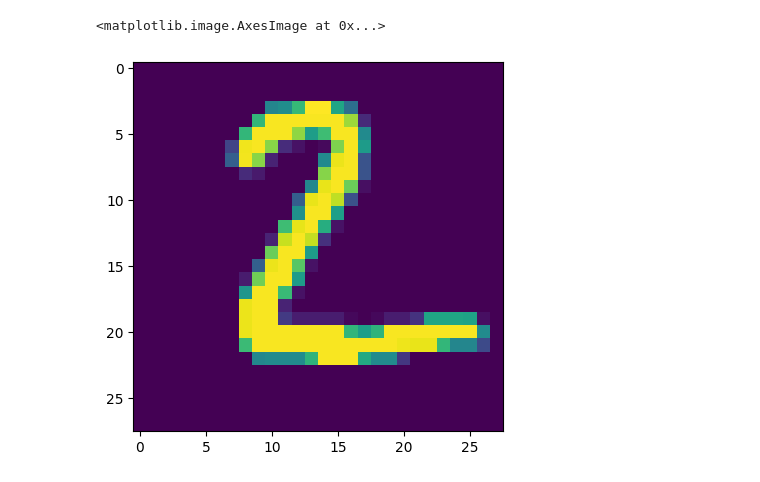
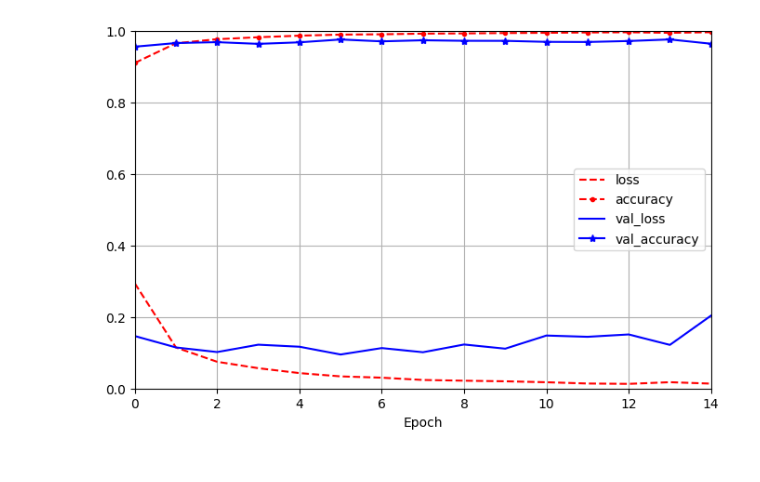
Before and after one commit to Hrygt/SmartThingsPublic, a Jupyter notebook: Digit_Recognizer_Module_7.ipynb, the cells around one changed output. Cells and saved outputs as stored; diff of their text form; code cells hidden in the pictures.

```diff
--- a/Digit_Recognizer_Module_7.ipynb
+++ b/Digit_Recognizer_Module_7.ipynb
@@ -31,9 +43,12 @@ X_test = X_test/255
 # %%
-model = Sequential()
-model.add(Flatten(input_shape=(28,28)))
-model.add(Dense(128, activation='relu'))
-model.add(Dense(32, activation='relu'))
-model.add(Dense(10, activation='softmax'))
+# Build the model
+model = Sequential([
+    Flatten(input_shape=(28, 28)),
+    Dense(256, activation='relu'),
+    Dense(64, activation='relu'),
+    Dense(32, activation='relu'),
+    Dense(10, activation='softmax')
+])
 # %%
 model.summary()
 # %% [output]
@@ -55,7 +72,9 @@ Trainable params: 104938 (409.91 KB)
 Non-trainable params: 0 (0.00 Byte)
 _________________________________________________________________
 # %%
-model.compile(loss='sparse_categorical_crossentropy', optimizer='adam', metrics=['accuracy'])
+# Compile the model
+model.compile(loss='sparse_categorical_crossentropy', optimizer='Adam', metrics=['accuracy'])
 # %%
-history = model.fit(X_train, y_train, epochs=30, validation_split=0.2)
+# Fit the model
+history = model.fit(X_train, y_train, epochs=15, validation_split=0.2)
 # %% [output]
@@ -118,5 +127,10 @@ plt.plot(history.history['val_accuracy'])
-# %%
-plt.imshow(X_test[1])
-# %% [output]
-<matplotlib.image.AxesImage at 0x...>
-[figure, removed]
+# %%
+import matplotlib.pyplot as plt
+import pandas as pd
+
+pd.DataFrame(history.history).plot(
+    figsize=(8, 5), xlim=[0, 14], ylim=[0, 1], grid=True, xlabel="Epoch",
+    style=["r--", "r--.", "b-", "b-*"])
+plt.show()
+# %% [output]
+[figure, added]
```
Also changed, not shown: parts of 56 cells of this notebook.
